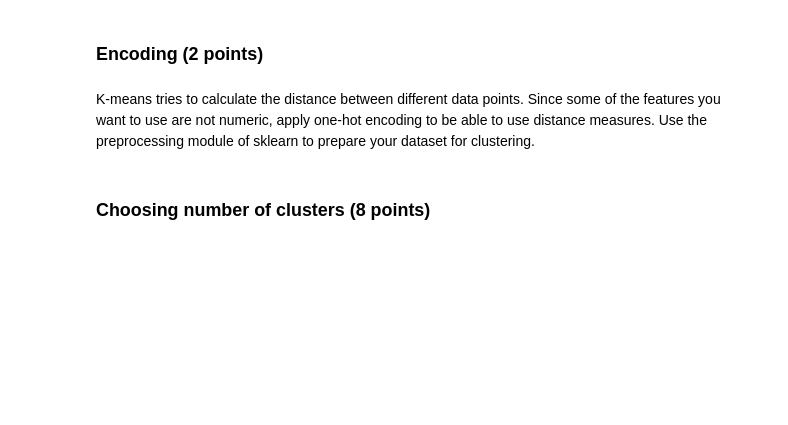
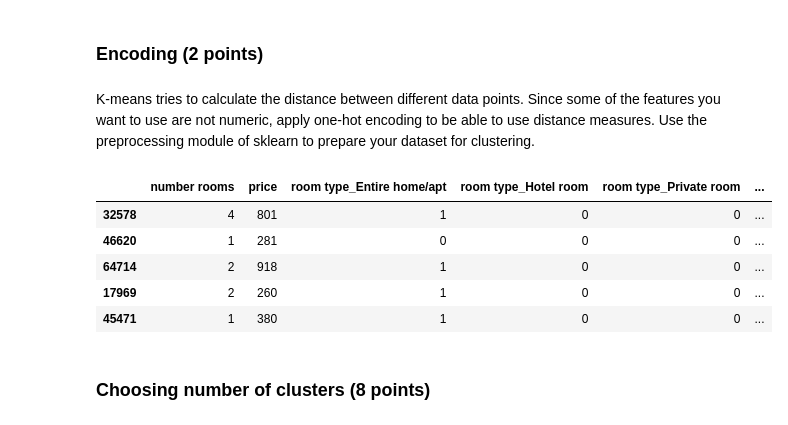
Before and after one commit to Christopher-Schmitz/IDS-Instruction-1, a Jupyter notebook: assignment_1_update.ipynb, the cells around one changed output. Cells and saved outputs as stored; diff of their text form; code cells hidden in the pictures; blank space fills up the shorter version.

```diff
--- a/assignment_1_update.ipynb
+++ b/assignment_1_update.ipynb
@@ -624,6 +624,17 @@ In this task, you will use the k-means algorithm.
 K-means tries to calculate the distance between different data points. Since some of the features you want to use are not numeric, apply one-hot encoding to be able to use distance measures. Use the preprocessing module of sklearn to prepare your dataset for clustering.
 # %%
 # Your answer goes here
+train_encoded = pd.get_dummies(train)
+test_encoded = pd.get_dummies(test)
+
+test_encoded.head()
+# %% [output]
+|  | number rooms | price | room type_Entire home/apt | room type_Hotel room | room type_Private room | ... |
+| 32578 | 4 | 801 | 1 | 0 | 0 | ... |
+| 46620 | 1 | 281 | 0 | 0 | 0 | ... |
+| 64714 | 2 | 918 | 1 | 0 | 0 | ... |
+| 17969 | 2 | 260 | 1 | 0 | 0 | ... |
+| 45471 | 1 | 380 | 1 | 0 | 0 | ... |
 # %% [markdown]
 ### Choosing number of clusters (8 points)
 # %% [markdown]
```
Also changed, not shown: parts of 2 cells of this notebook.
